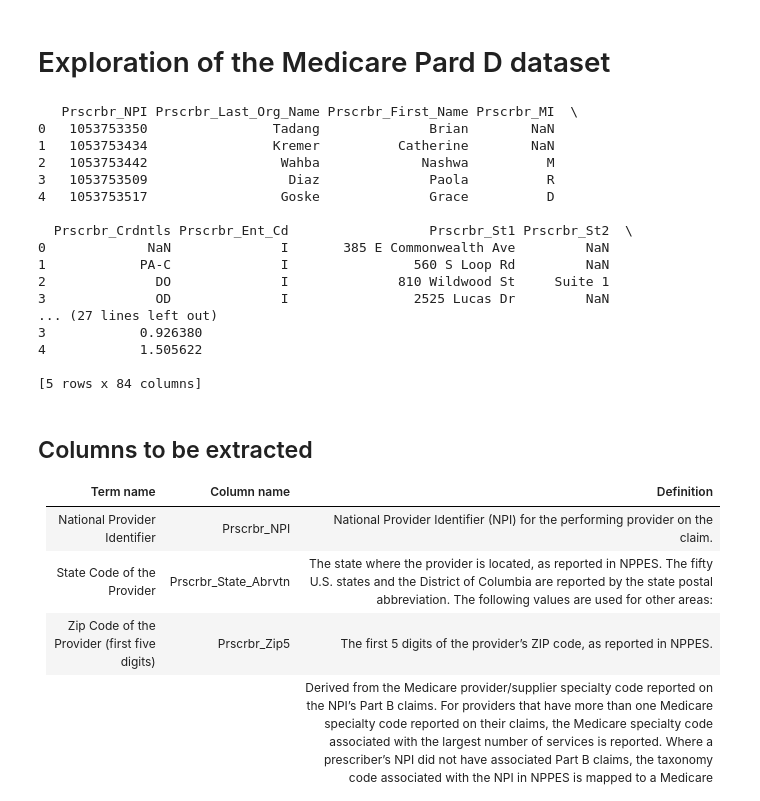
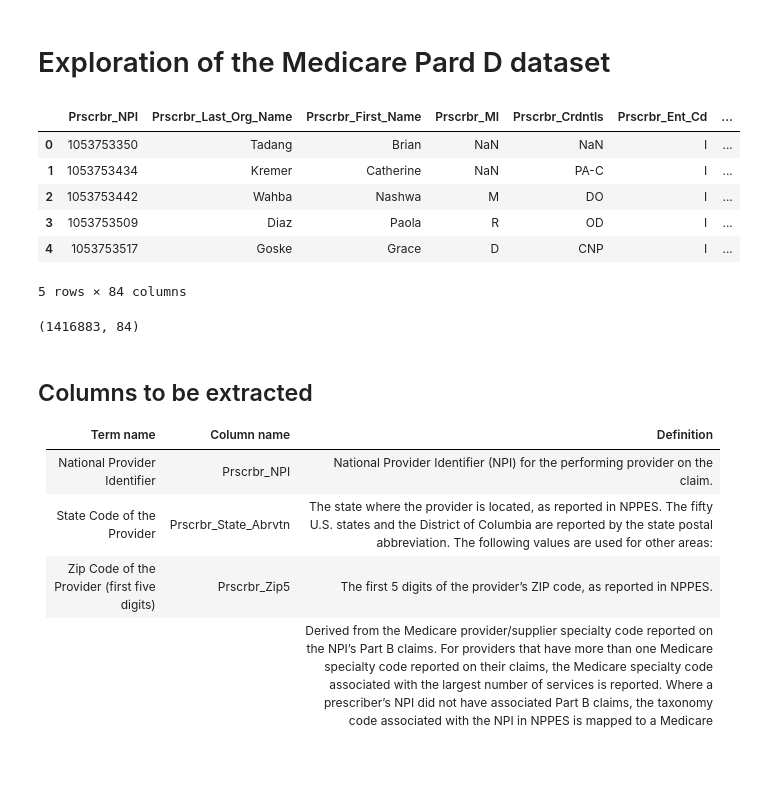
Before and after one commit to tjsasser/startup-pharmacy, a Jupyter notebook: exploration/medicare_D.ipynb, the cells around one changed output. Drawn from its saved outputs; the diff is of its cells as text; code cells hidden in the pictures; blank space fills up the shorter version.

```diff
--- a/exploration/medicare_D.ipynb
+++ b/exploration/medicare_D.ipynb
@@ -12,22 +12,12 @@ pd.set_option('display.float_format', '{:.2f}'.format)
 df = pd.read_csv('../data/MedicarePartDPrescribersByProvider/2024/mup_dpr_ry26_p04_v20_dy24_npi.csv')
 # %%
 # View the first 5 rows
-print(df.head())
+df.head()
 # %% [output]
+|  | Prscrbr_NPI | Prscrbr_Last_Org_Name | Prscrbr_First_Name | Prscrbr_MI | Prscrbr_Crdntls | Prscrbr_Ent_Cd | ... |
+| 0 | 1053753350 | Tadang | Brian | NaN | NaN | I | ... |
+| 1 | 1053753434 | Kremer | Catherine | NaN | PA-C | I | ... |
+| 2 | 1053753442 | Wahba | Nashwa | M | DO | I | ... |
+| 3 | 1053753509 | Diaz | Paola | R | OD | I | ... |
+| 4 | 1053753517 | Goske | Grace | D | CNP | I | ... |
-   Prscrbr_NPI Prscrbr_Last_Org_Name Prscrbr_First_Name Prscrbr_MI  \
-0   1053753350                Tadang              Brian        NaN
-1   1053753434                Kremer          Catherine        NaN
-2   1053753442                 Wahba             Nashwa          M
-3   1053753509                  Diaz              Paola          R
-4   1053753517                 Goske              Grace          D
-
-  Prscrbr_Crdntls Prscrbr_Ent_Cd                  Prscrbr_St1 Prscrbr_St2  \
-0             NaN              I       385 E Commonwealth Ave         NaN
-1            PA-C              I                560 S Loop Rd         NaN
-2              DO              I              810 Wildwood St     Suite 1
-3              OD              I                2525 Lucas Dr         NaN
-... (27 lines left out)
-3            0.926380
-4            1.505622
-
-[5 rows x 84 columns]
+5 rows × 84 columns
@@ -49,3 +24,7 @@ Gnrc_Tot_Drug_Cst
+# %%
+df.shape
+# %% [output]
+(1416883, 84)
 # %% [markdown]
 ## Columns to be extracted
 | Term name | Column name | Definition |
```
Also changed, not shown: parts of 15 cells of this notebook, 1 other file.
